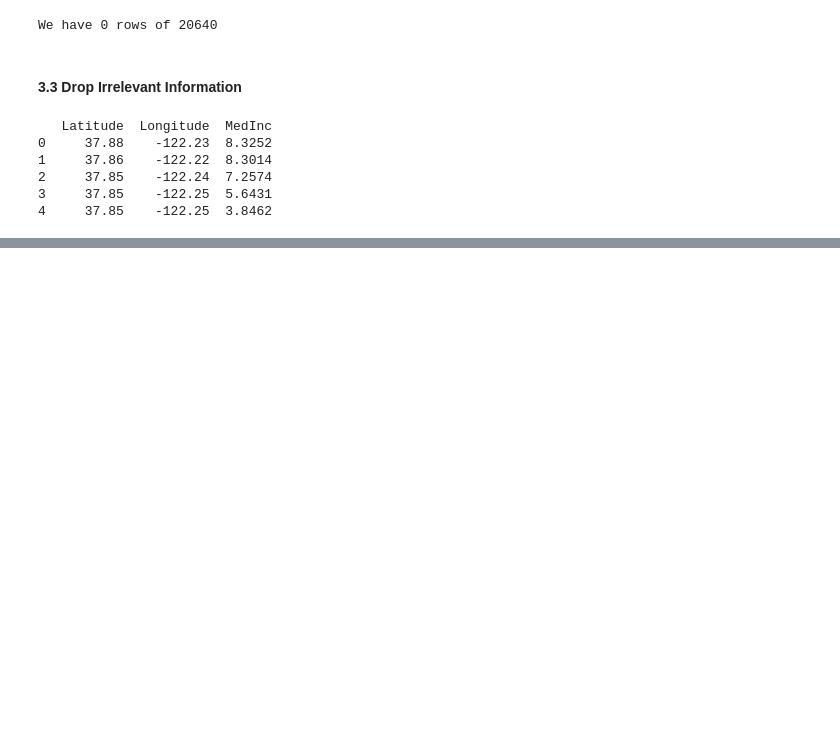
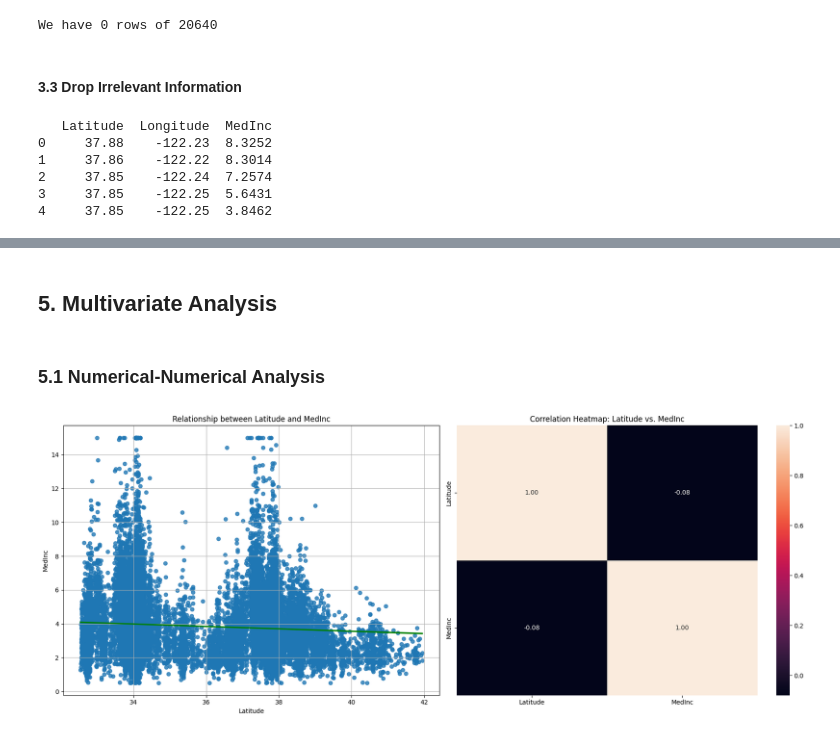
Before and after one commit to 4GeeksAcademy/danielpaez-dev-k-means, a Jupyter notebook: src/explore.ipynb, the cells around one changed output, grey strips where cells are left out. Drawn from its saved outputs; the diff is of its cells as text; code cells hidden in the pictures; blank space fills up the shorter version.

```diff
--- a/src/explore.ipynb
+++ b/src/explore.ipynb
@@ -126,0 +218,25 @@ print(clean_data.head())
+# %% [markdown]
+## 5. Multivariate Analysis <a id='c5'></a>
+# %% [markdown]
+### 5.1 Numerical-Numerical Analysis <a id='c5-1'></a>
+# %%
+correlation_matrix_2_vars = clean_data[['Latitude', 'MedInc']].corr()
+fig, axes = plt.subplots(1, 2, figsize=(18, 7))
+
+# --- Subplot 1: regplot ---
+sns.regplot(data=clean_data, x='Latitude', y='MedInc', ci=95, ax=axes[0], line_kws={'color': 'green'})
+axes[0].set_title('Relationship between Latitude and MedInc')
+axes[0].set_xlabel('Latitude')
+axes[0].set_ylabel('MedInc')
+axes[0].grid(True)
+
+# --- Subplot 2: heatmap ---
+sns.heatmap(correlation_matrix_2_vars, annot=True, fmt=".2f", ax=axes[1])
+axes[1].set_title('Correlation Heatmap: Latitude vs. MedInc')
+axes[1].set_xlabel('')
+axes[1].set_ylabel('')
+
+plt.tight_layout()
+plt.show()
+# %% [output]
+[figure, added]
```
Also changed, not shown: parts of 13 cells of this notebook.
